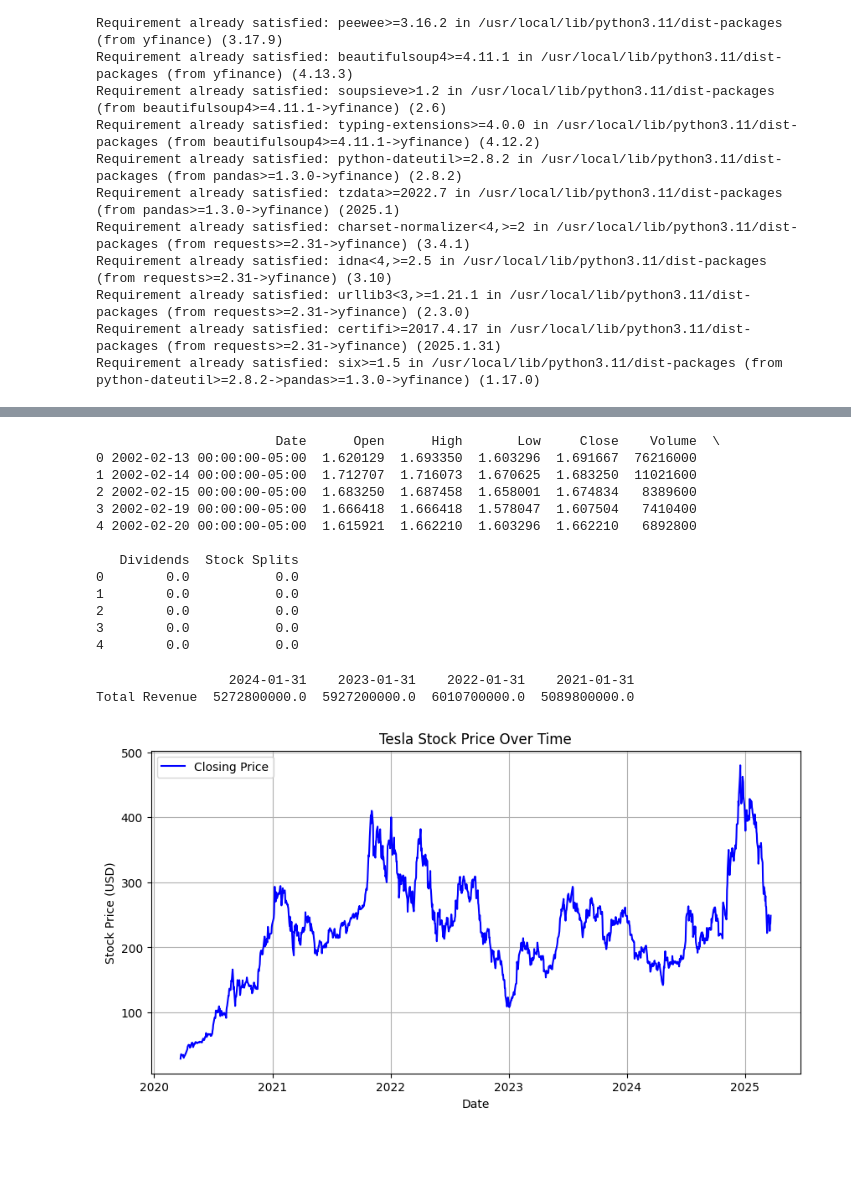
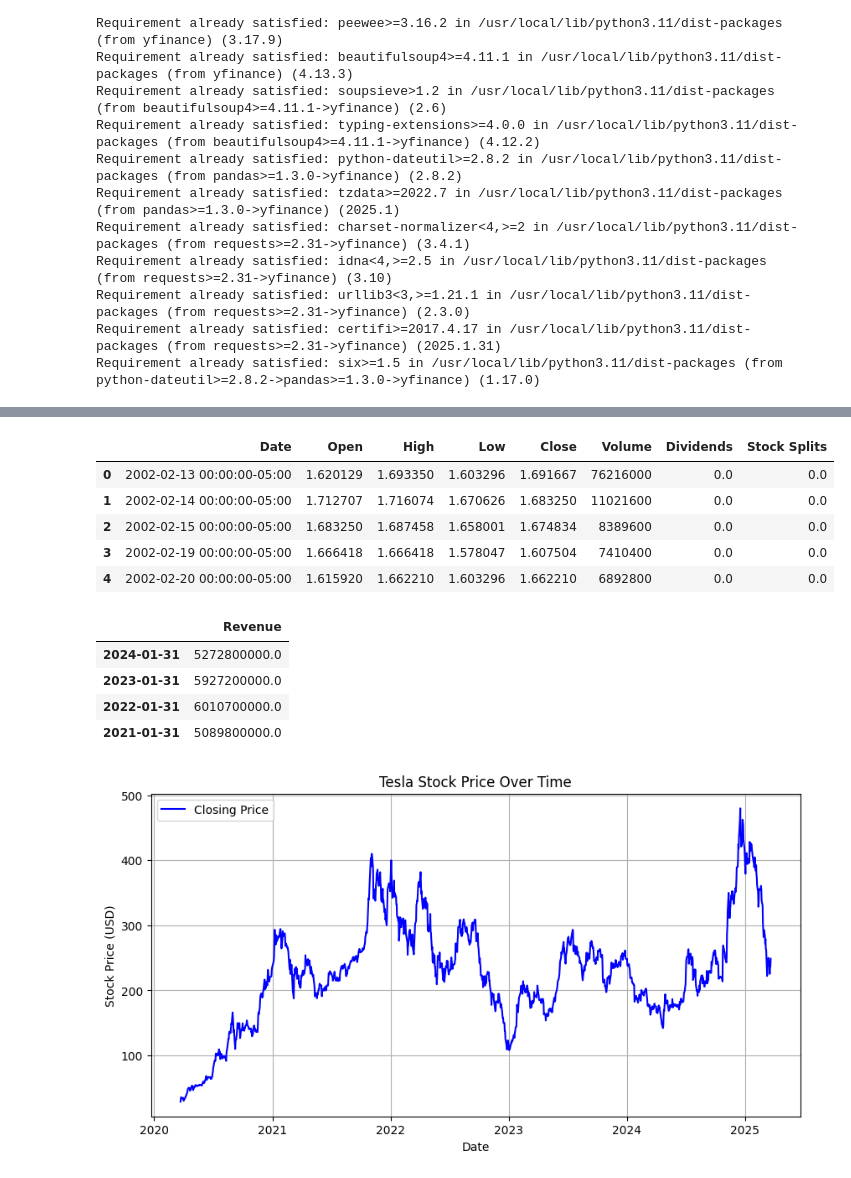
Before and after one commit to sarincr/101-Sessions-on-Project-based-learning, a Jupyter notebook: Stock_Market_Prediction.ipynb, the cells around one changed output, grey strips where cells are left out. Saved outputs shown, nothing was run; the diff lists cells and outputs as text; code cells hidden in the pictures; blank space fills up the shorter version.

```diff
--- a/Stock_Market_Prediction.ipynb
+++ b/Stock_Market_Prediction.ipynb
@@ -93,41 +79,45 @@ Total Revenue        NaN
 # %%
 # Download GameStop stock data
 gme = yf.Ticker("GME")
 
 # Get historical market data
 gme_data = gme.history(period="max")
 
 # Reset index
 gme_data.reset_index(inplace=True)
 
 # Save to CSV
 gme_data.to_csv("gme_data.csv", index=False)
 
 # Display the first five rows
-print(gme_data.head())
+gme_data.head()
 # %% [output]
-                       Date      Open      High       Low     Close    Volume  \
-0 2002-02-13 00:00:00-05:00  1.620129  1.693350  1.603296  1.691667  76216000
-1 2002-02-14 00:00:00-05:00  1.712707  1.716073  1.670625  1.683250  11021600
-2 2002-02-15 00:00:00-05:00  1.683250  1.687458  1.658001  1.674834   8389600
-3 2002-02-19 00:00:00-05:00  1.666418  1.666418  1.578047  1.607504   7410400
-4 2002-02-20 00:00:00-05:00  1.615921  1.662210  1.603296  1.662210   6892800
-
-   Dividends  Stock Splits
-0        0.0           0.0
-1        0.0           0.0
-2        0.0           0.0
-3        0.0           0.0
-4        0.0           0.0
+|  | Date | Open | High | Low | Close | Volume | Dividends | Stock Splits |
+| 0 | 2002-02-13 00:00:00-05:00 | 1.620129 | 1.693350 | 1.603296 | 1.691667 | 76216000 | 0.0 | 0.0 |
+| 1 | 2002-02-14 00:00:00-05:00 | 1.712707 | 1.716074 | 1.670626 | 1.683250 | 11021600 | 0.0 | 0.0 |
+| 2 | 2002-02-15 00:00:00-05:00 | 1.683250 | 1.687458 | 1.658001 | 1.674834 | 8389600 | 0.0 | 0.0 |
+| 3 | 2002-02-19 00:00:00-05:00 | 1.666418 | 1.666418 | 1.578047 | 1.607504 | 7410400 | 0.0 | 0.0 |
+| 4 | 2002-02-20 00:00:00-05:00 | 1.615920 | 1.662210 | 1.603296 | 1.662210 | 6892800 | 0.0 | 0.0 |
 # %%
-# Get revenue data from financials
-gme_revenue = gme.financials.loc["Total Revenue"].to_frame().T
+import yfinance as yf
 
-# Display the last five rows
-print(gme_revenue.tail())
+# Fetch GameStop data
+gme = yf.Ticker("GME")
+
+# Get revenue data (if available)
+gme_revenue = gme.financials.loc["Total Revenue"]
+
+# Convert to DataFrame
+gme_revenue_df = gme_revenue.to_frame(name="Revenue")
+
+# Display last five rows
+gme_revenue_df.tail()
 # %% [output]
-                 2024-01-31    2023-01-31    2022-01-31    2021-01-31
-Total Revenue  5272800000.0  5927200000.0  6010700000.0  5089800000.0
+|  | Revenue |
+| 2024-01-31 | 5272800000.0 |
+| 2023-01-31 | 5927200000.0 |
+| 2022-01-31 | 6010700000.0 |
+| 2021-01-31 | 5089800000.0 |
 # %%
 import matplotlib.pyplot as plt
 def make_graph(stock_data, title):
```
Also changed, not shown: parts of 5 cells of this notebook.
